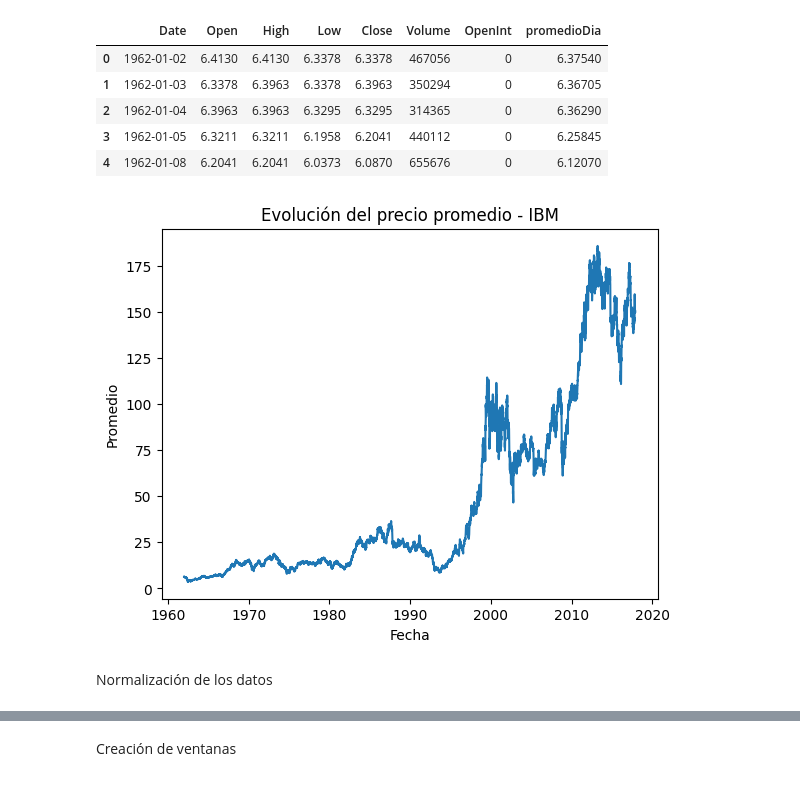
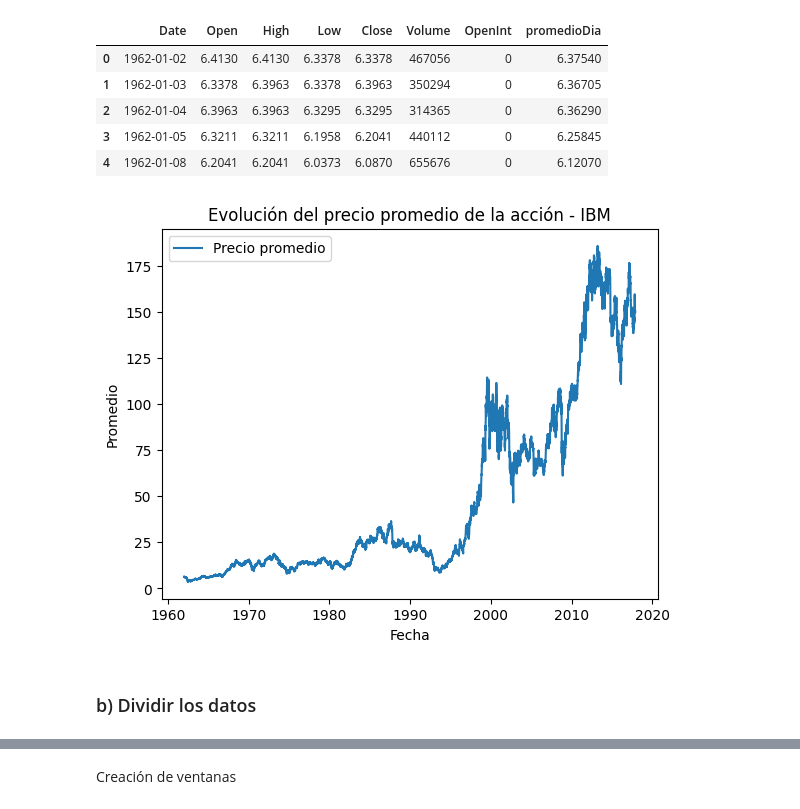
Before and after one commit to AngieJoya99/Taller3-RN, a Jupyter notebook: Taller3RN.ipynb, the cells around one changed output, grey strips where cells are left out. Drawn from its saved outputs; the diff is of its cells as text; code cells hidden in the pictures.

```diff
--- a/Taller3RN.ipynb
+++ b/Taller3RN.ipynb
@@ -34,13 +49,13 @@ dataset.head()
 | 3 | 1962-01-05 | 6.3211 | 6.3211 | 6.1958 | 6.2041 | 440112 | 0 | 6.25845 |
 | 4 | 1962-01-08 | 6.2041 | 6.2041 | 6.0373 | 6.0870 | 655676 | 0 | 6.12070 |
 # %%
-dataset["Date"] = pd.to_datetime(dataset["Date"])
-plt.plot(dataset["Date"], dataset["promedioDia"], label = "Precio promedio por fecha")
-plt.title("Evolución del precio promedio - IBM")
+plt.plot(dataset["Date"], dataset["promedioDia"], label = "Precio promedio")
+plt.title("Evolución del precio promedio de la acción - IBM")
 plt.xlabel("Fecha")
 plt.ylabel("Promedio")
+plt.legend()
 plt.show()
 # %% [output]
-[figure, old version]
+[figure, new version]
-# %% [markdown]
-Normalización de los datos
+# %% [markdown]
+### b) Dividir los datos
```
Also changed, not shown: parts of 19 cells of this notebook.
